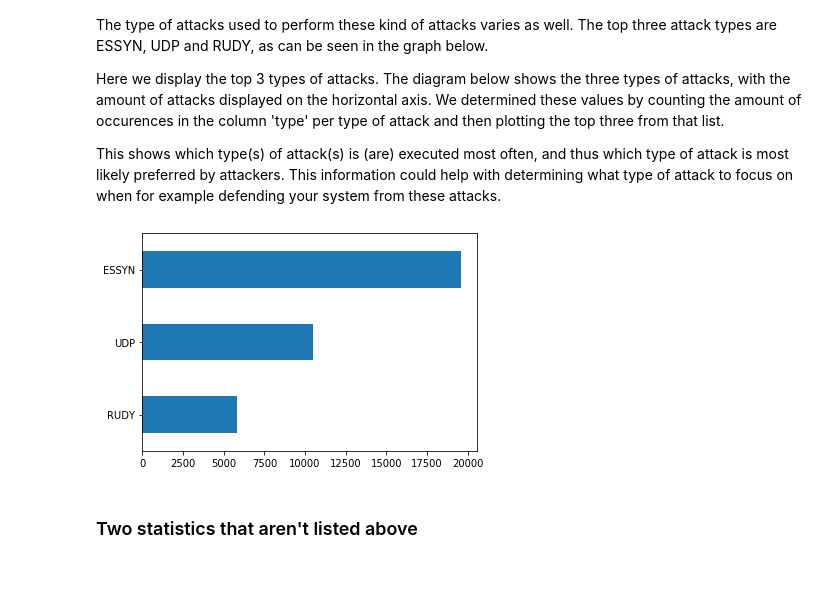
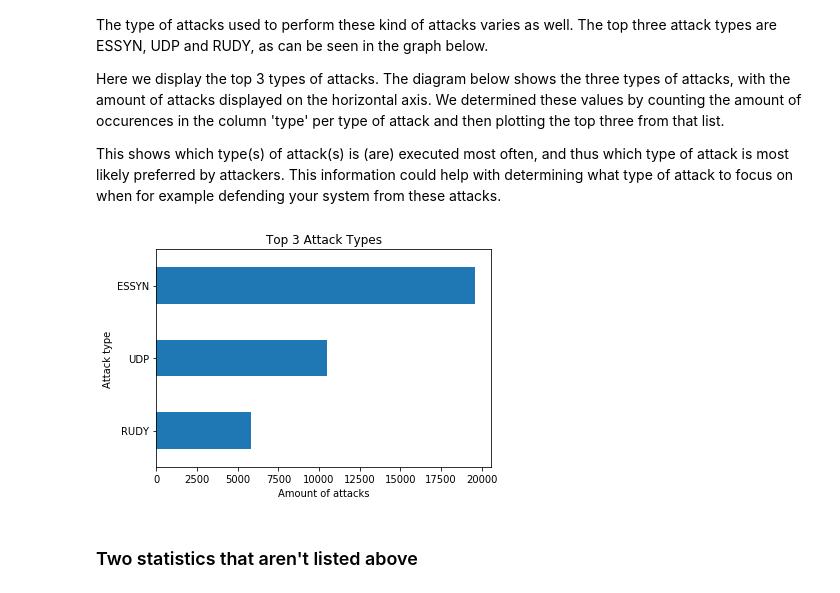
Before and after one commit to NijeboerFrank/jupyter-assignment-3, a Jupyter notebook: assignment2.ipynb, the cells around one changed output. Saved outputs shown, nothing was run; the diff lists cells and outputs as text; code cells hidden in the pictures.

```diff
--- a/assignment2.ipynb
+++ b/assignment2.ipynb
@@ -174,12 +195,15 @@ This shows which type(s) of attack(s) is (are) executed most often, and thus whi
 # %%
 # Count number of entries for each value in 'type' column
 attack_types = attack_df['type'].value_counts()
 # Take the top 3, sort these in descending order and plot as a horizontal bar graph
 attack_types.head(3).sort_values().plot.barh()
 # Display the graph
+plt.xlabel('Amount of attacks')
+plt.ylabel('Attack type')
+plt.title('Top 3 Attack Types')
 plt.show()
 # %% [output]
-[figure, old version]
+[figure, new version]
 # %% [markdown]
 ### Two statistics that aren't listed above
 # %% [markdown]
```
Also changed, not shown: parts of 3 cells of this notebook.
